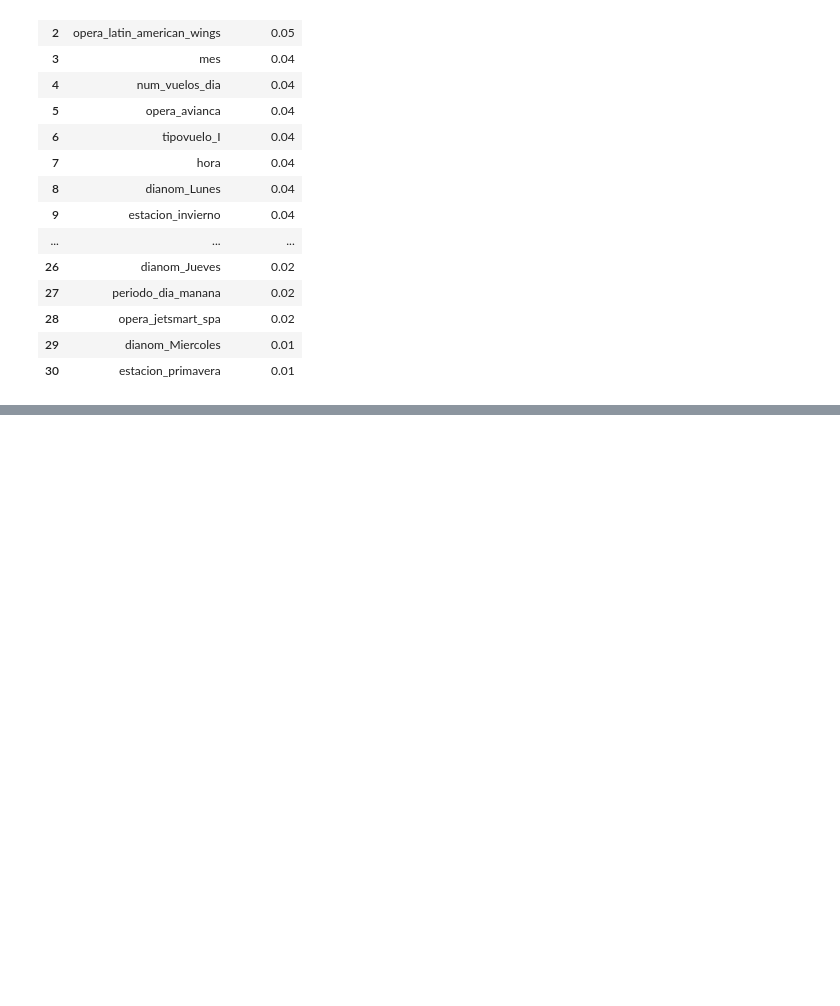
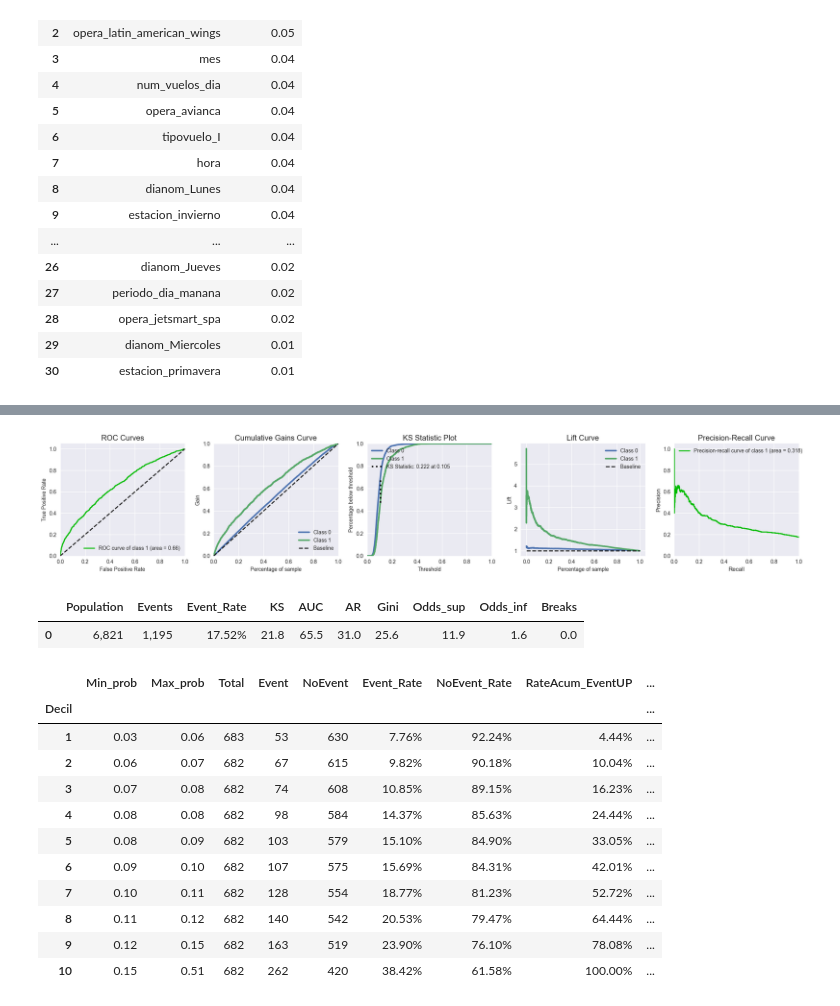
Before and after one commit to eaceror/latam-test, a Jupyter notebook: src/notebooks/solution.ipynb, the cells around one changed output, grey strips where cells are left out. Saved outputs shown, nothing was run; the diff lists cells and outputs as text; code cells hidden in the pictures; blank space fills up the shorter version.

```diff
--- a/src/notebooks/solution.ipynb
+++ b/src/notebooks/solution.ipynb
@@ -1158,0 +1326,31 @@ pickle.dump(xgb_model, open(path_model_pkl+file_model, 'wb'))
+# %%
+# Y_test and estimated probabilities for test table
+x_test = data_unseen[x_train.columns]
+y_test = data_unseen[['atraso_15']].copy()
+y_predict_test = xgb_model.predict_proba(x_test)
+y_predict_test = pd.concat([y_test.reset_index(drop=True), pd.Series(y_predict_test[:, 1])], axis=1)
+y_predict_test.columns = ['atraso_15', 'probability']
+# %%
+test = ch.validation_table(df=y_predict_test,
+                           target='atraso_15',
+                           prob='probability',
+                           bins=10,
+                           type_output='console')
+test['resume_sc']
+test['score_card']
+# %% [output]
+[figure, added]
+|  | Population | Events | Event_Rate | KS | AUC | AR | Gini | Odds_sup | Odds_inf | Breaks |
+| 0 | 6,821 | 1,195 | 17.52% | 21.8 | 65.5 | 31.0 | 25.6 | 11.9 | 1.6 | 0.0 |
+|  | Min_prob | Max_prob | Total | Event | NoEvent | Event_Rate | NoEvent_Rate | RateAcum_EventUP | ... |
+| Decil |  |  |  |  |  |  |  |  | ... |
+| 1 | 0.03 | 0.06 | 683 | 53 | 630 | 7.76% | 92.24% | 4.44% | ... |
+| 2 | 0.06 | 0.07 | 682 | 67 | 615 | 9.82% | 90.18% | 10.04% | ... |
+| 3 | 0.07 | 0.08 | 682 | 74 | 608 | 10.85% | 89.15% | 16.23% | ... |
+| 4 | 0.08 | 0.08 | 682 | 98 | 584 | 14.37% | 85.63% | 24.44% | ... |
+| 5 | 0.08 | 0.09 | 682 | 103 | 579 | 15.10% | 84.90% | 33.05% | ... |
+| 6 | 0.09 | 0.10 | 682 | 107 | 575 | 15.69% | 84.31% | 42.01% | ... |
+| 7 | 0.10 | 0.11 | 682 | 128 | 554 | 18.77% | 81.23% | 52.72% | ... |
+| 8 | 0.11 | 0.12 | 682 | 140 | 542 | 20.53% | 79.47% | 64.44% | ... |
+| 9 | 0.12 | 0.15 | 682 | 163 | 519 | 23.90% | 76.10% | 78.08% | ... |
+| 10 | 0.15 | 0.51 | 682 | 262 | 420 | 38.42% | 61.58% | 100.00% | ... |
```
Also changed, not shown: parts of 21 cells of this notebook, 5 other files.
